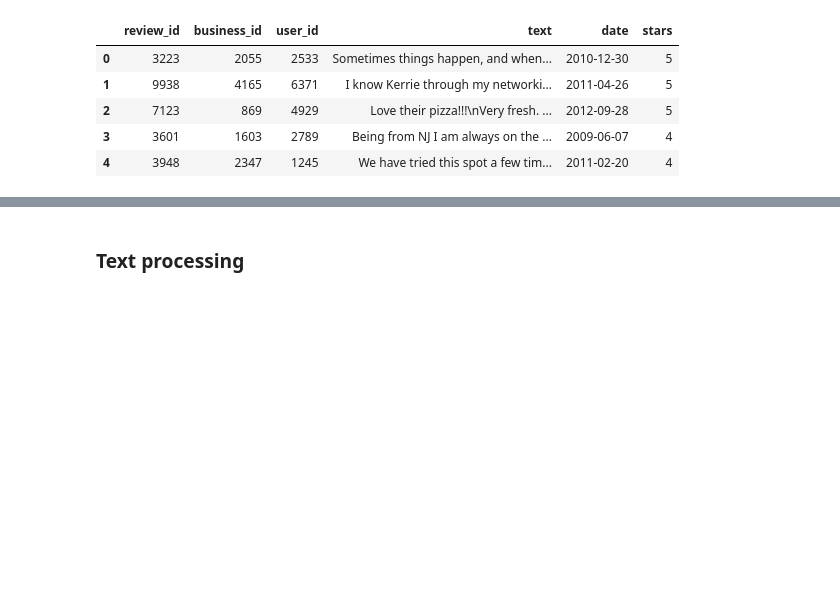
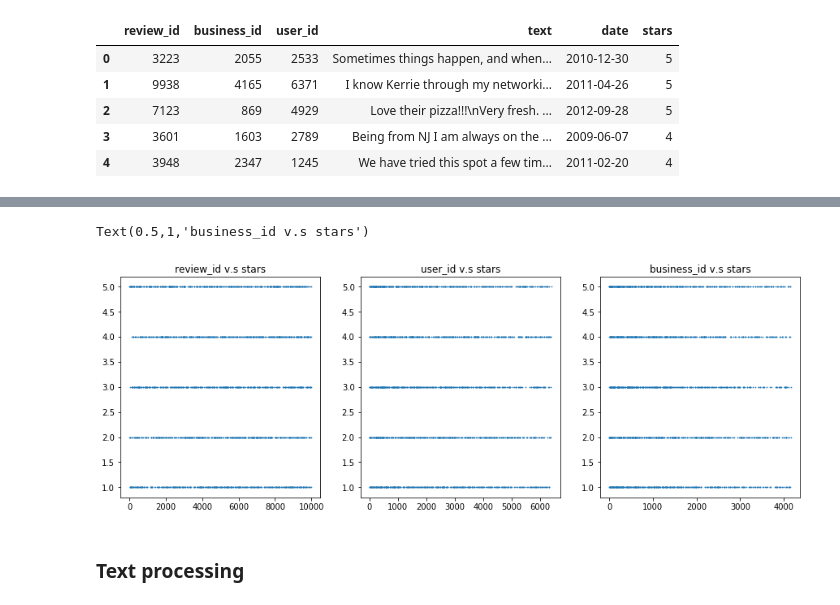
Before and after one commit to l3361269/data-science, a Jupyter notebook: Rating prediction based on collaborative filtering ,regression ,classfier.ipynb, the cells around one changed output, grey strips where cells are left out. Saved outputs shown, nothing was run; the diff lists cells and outputs as text; code cells hidden in the pictures; blank space fills up the shorter version.

```diff
--- a/Rating prediction based on collaborative filtering ,regression ,classfier.ipynb
+++ b/Rating prediction based on collaborative filtering ,regression ,classfier.ipynb
@@ -40,3 +50,17 @@ for i in df_train.itertuples():
+# %%
+plt.figure(figsize=(15,5))
+plt.subplot(1,3,1)
+plt.scatter(df_test.review_id,df_sub.stars,s=0.5)
+plt.title('review_id v.s stars')
+plt.subplot(1,3,2)
+plt.scatter(df_test.user_id,df_sub.stars,s=0.5)
+plt.title('user_id v.s stars')
+plt.subplot(1,3,3)
+plt.scatter(df_test.business_id,df_sub.stars,s=0.5)
+plt.title('business_id v.s stars')
+# %% [output]
+Text(0.5,1,'business_id v.s stars')
+[figure, added]
 # %% [markdown]
 ### Text processing
 # %% [markdown]
```
Also changed, not shown: parts of 35 cells of this notebook.
